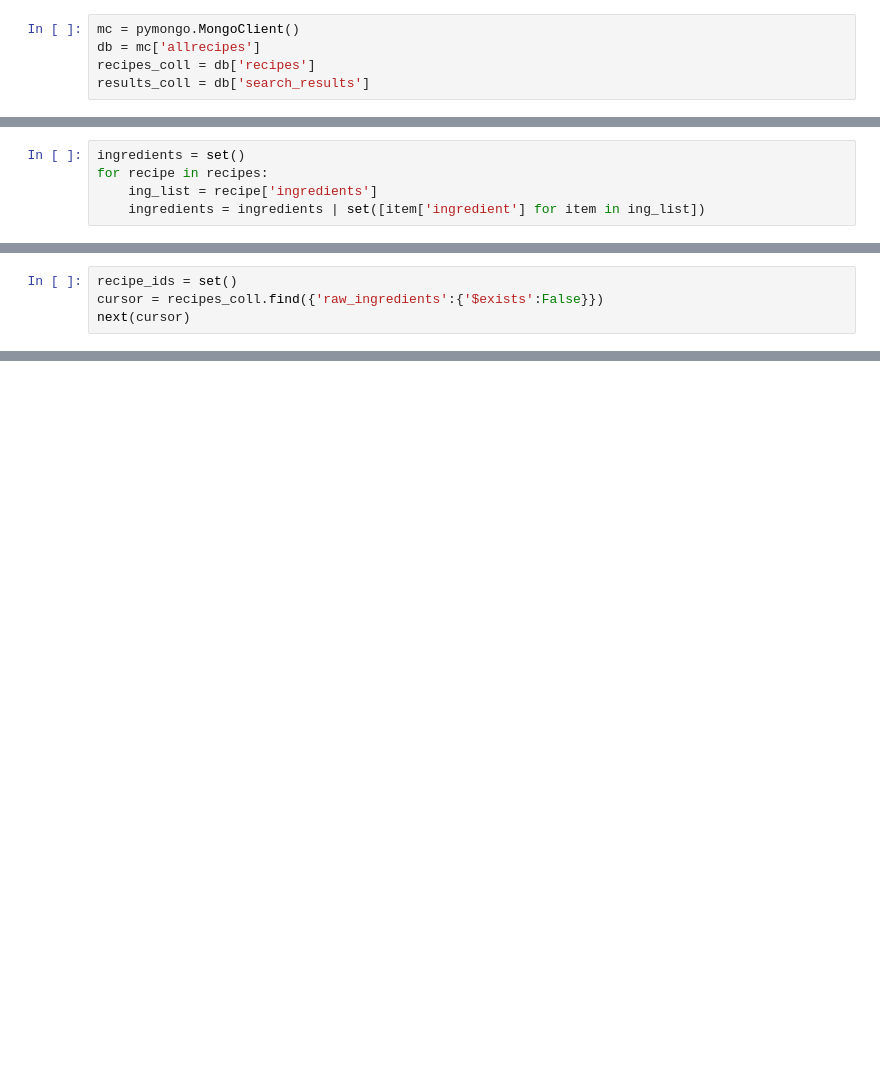
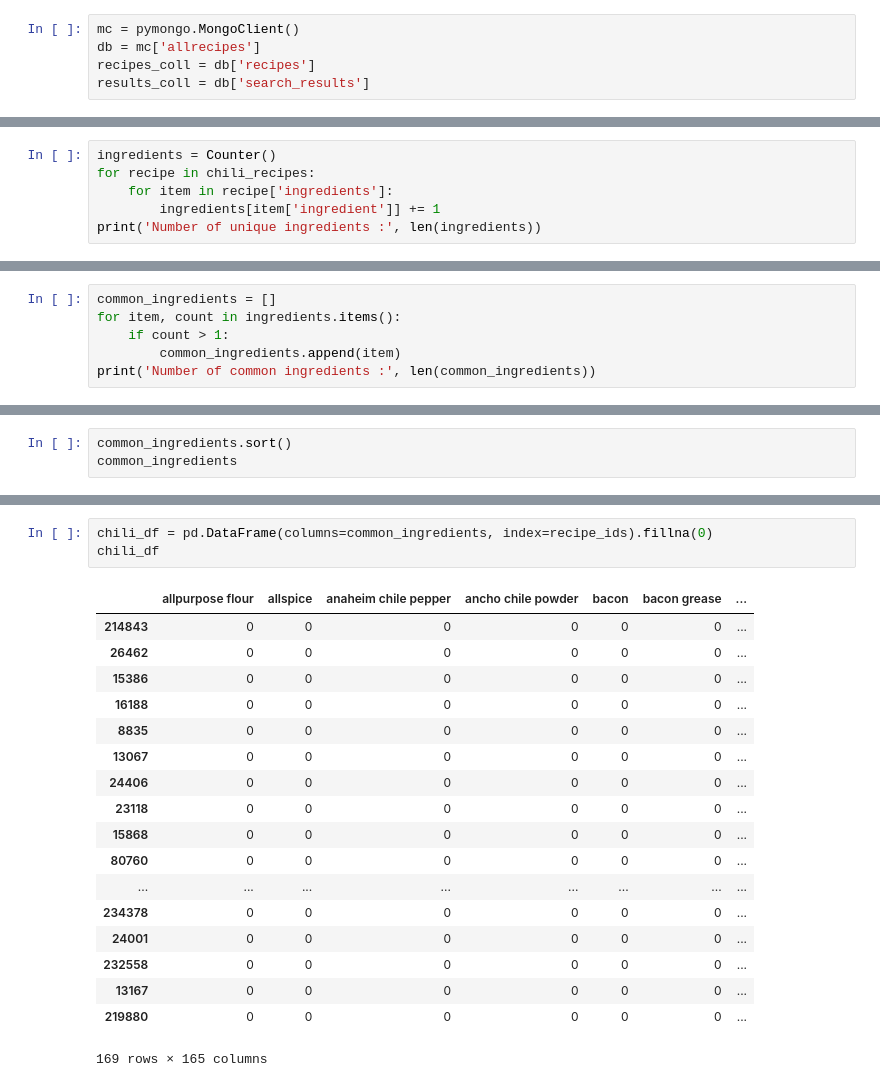
Before and after one commit to alexanderheilman/recipe-vectorizer, a Jupyter notebook: notebooks/modeling.ipynb, the cells around one changed output, grey strips where cells are left out. Cells and saved outputs as stored; diff of their text form; blank space fills up the shorter version.

```diff
--- a/notebooks/modeling.ipynb
+++ b/notebooks/modeling.ipynb
@@ -57,5 +42,6 @@ set([item['ingredient'] for item in ing_list])
 # %%
-ingredients = set()
-for recipe in recipes:
-    ing_list = recipe['ingredients']
-    ingredients = ingredients | set([item['ingredient'] for item in ing_list])
+ingredients = Counter()
+for recipe in chili_recipes:
+    for item in recipe['ingredients']:
+        ingredients[item['ingredient']] += 1
+print('Number of unique ingredients :', len(ingredients))
@@ -82,4 +69,0 @@ ingredients
-# %%
-recipe_ids = set()
-cursor = recipes_coll.find({'raw_ingredients':{'$exists':False}})
-next(cursor)
@@ -103,0 +70,6 @@ next(cursor)
+# %%
+common_ingredients = []
+for item, count in ingredients.items():
+    if count > 1:
+        common_ingredients.append(item)
+print('Number of common ingredients :', len(common_ingredients))
@@ -103,0 +78,3 @@ next(cursor)
+# %%
+common_ingredients.sort()
+common_ingredients
@@ -103,0 +143,22 @@ next(cursor)
+# %%
+chili_df = pd.DataFrame(columns=common_ingredients, index=recipe_ids).fillna(0)
+chili_df
+# %% [output]
+|  | allpurpose flour | allspice | anaheim chile pepper | ancho chile powder | bacon | bacon grease | ... |
+| 214843 | 0 | 0 | 0 | 0 | 0 | 0 | ... |
+| 26462 | 0 | 0 | 0 | 0 | 0 | 0 | ... |
+| 15386 | 0 | 0 | 0 | 0 | 0 | 0 | ... |
+| 16188 | 0 | 0 | 0 | 0 | 0 | 0 | ... |
+| 8835 | 0 | 0 | 0 | 0 | 0 | 0 | ... |
+| 13067 | 0 | 0 | 0 | 0 | 0 | 0 | ... |
+| 24406 | 0 | 0 | 0 | 0 | 0 | 0 | ... |
+| 23118 | 0 | 0 | 0 | 0 | 0 | 0 | ... |
+| 15868 | 0 | 0 | 0 | 0 | 0 | 0 | ... |
+| 80760 | 0 | 0 | 0 | 0 | 0 | 0 | ... |
+| ... | ... | ... | ... | ... | ... | ... | ... |
+| 234378 | 0 | 0 | 0 | 0 | 0 | 0 | ... |
+| 24001 | 0 | 0 | 0 | 0 | 0 | 0 | ... |
+| 232558 | 0 | 0 | 0 | 0 | 0 | 0 | ... |
+| 13167 | 0 | 0 | 0 | 0 | 0 | 0 | ... |
+| 219880 | 0 | 0 | 0 | 0 | 0 | 0 | ... |
+169 rows × 165 columns
```
Also changed, not shown: parts of 21 cells of this notebook, 1 other file.
